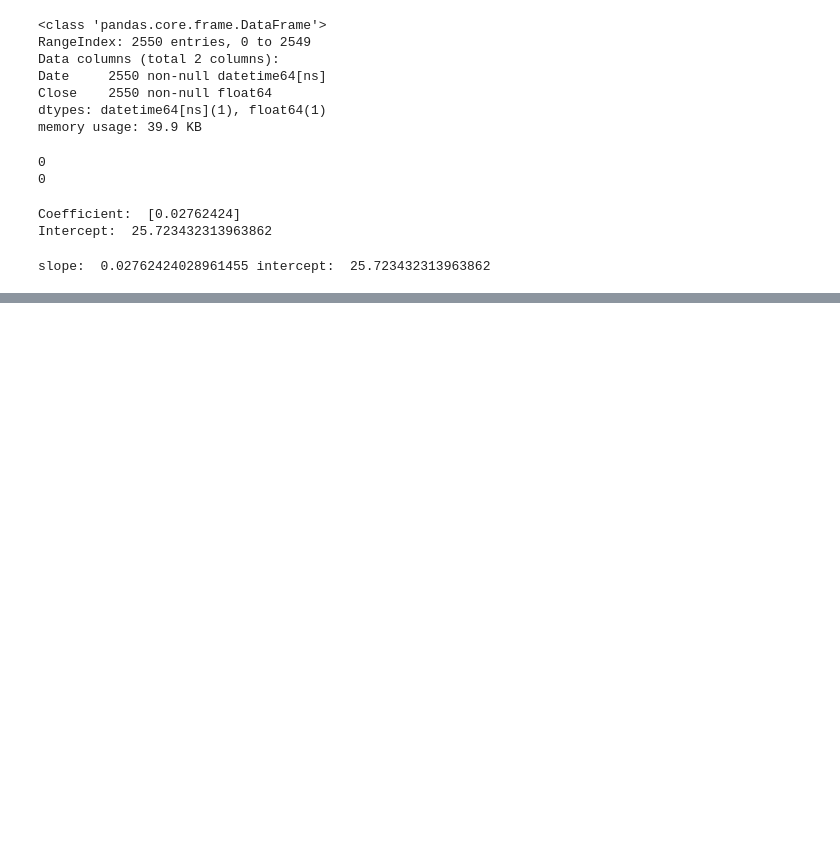
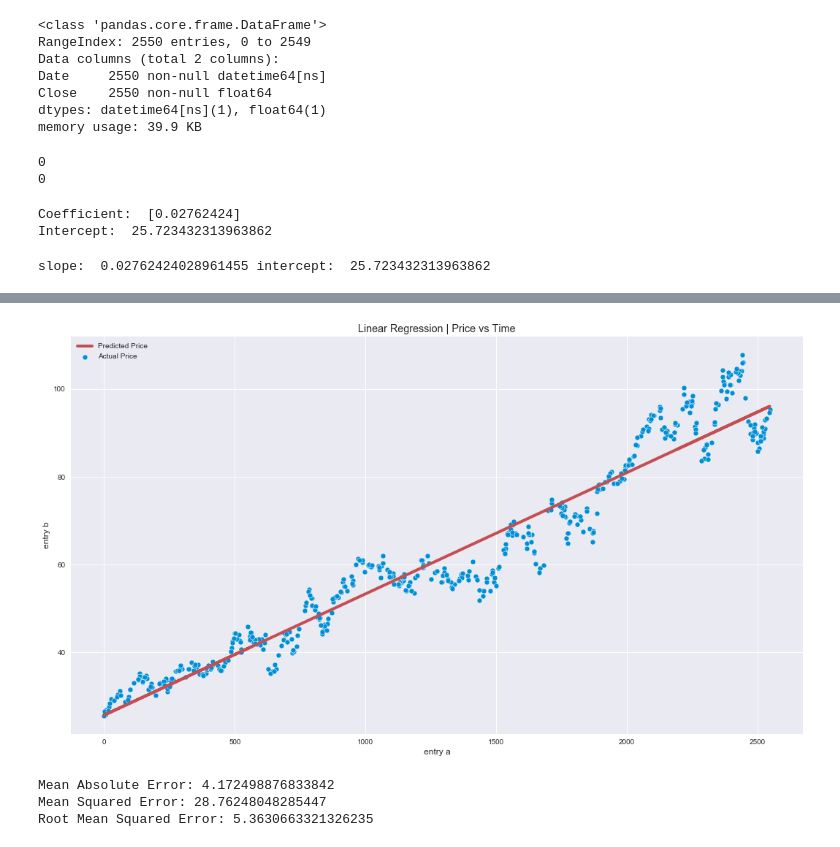
Before and after one commit to mediasittich/Predicting-Stock-Prices-with-Linear-Regression, a Jupyter notebook: Predicting Stock Prices with Linear Regression.ipynb, the cells around one changed output, grey strips where cells are left out. Saved outputs shown, nothing was run; the diff lists cells and outputs as text; code cells hidden in the pictures; blank space fills up the shorter version.

```diff
--- a/Predicting Stock Prices with Linear Regression.ipynb
+++ b/Predicting Stock Prices with Linear Regression.ipynb
@@ -102,0 +138,11 @@ plt.show()
+# %%
+plt.figure(1, figsize=(16,10))
+plt.title('Linear Regression | Price vs Time')
+plt.scatter(X_test, y_test, label='Actual Price', edgecolor='w')
+plt.plot(X_test, y_pred, linewidth=4, color='r', label='Predicted Price')
+plt.legend()
+plt.xlabel('entry a')
+plt.ylabel('entry b')
+plt.show()
+# %% [output]
+[figure, added]
@@ -102,0 +151,8 @@ plt.show()
+# %%
+print('Mean Absolute Error:', metrics.mean_absolute_error(y_test, y_pred))
+print('Mean Squared Error:', metrics.mean_squared_error(y_test, y_pred))
+print('Root Mean Squared Error:', np.sqrt(metrics.mean_squared_error(y_test, y_pred)))
+# %% [output]
+Mean Absolute Error: 4.172498876833842
+Mean Squared Error: 28.76248048285447
+Root Mean Squared Error: 5.3630663321326235
```
Also changed, not shown: parts of 9 cells of this notebook.
